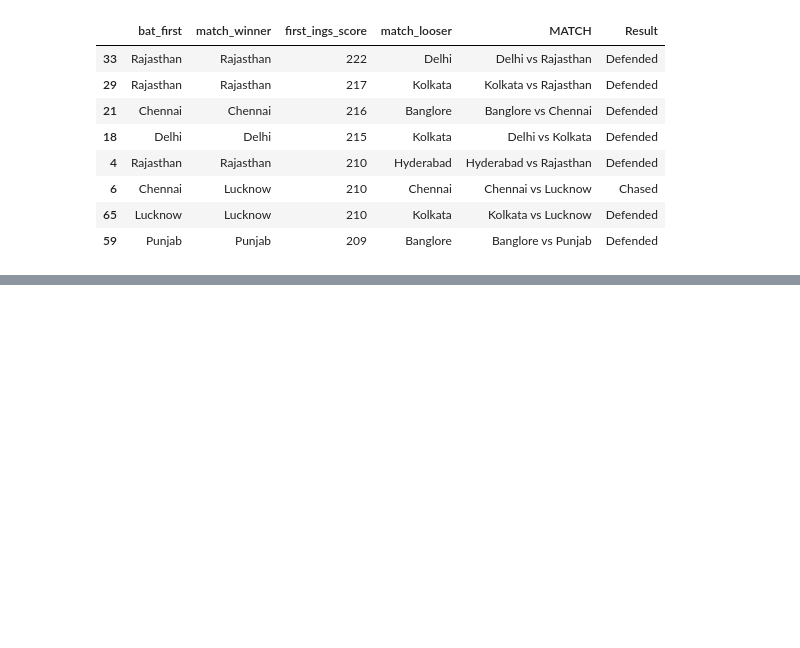
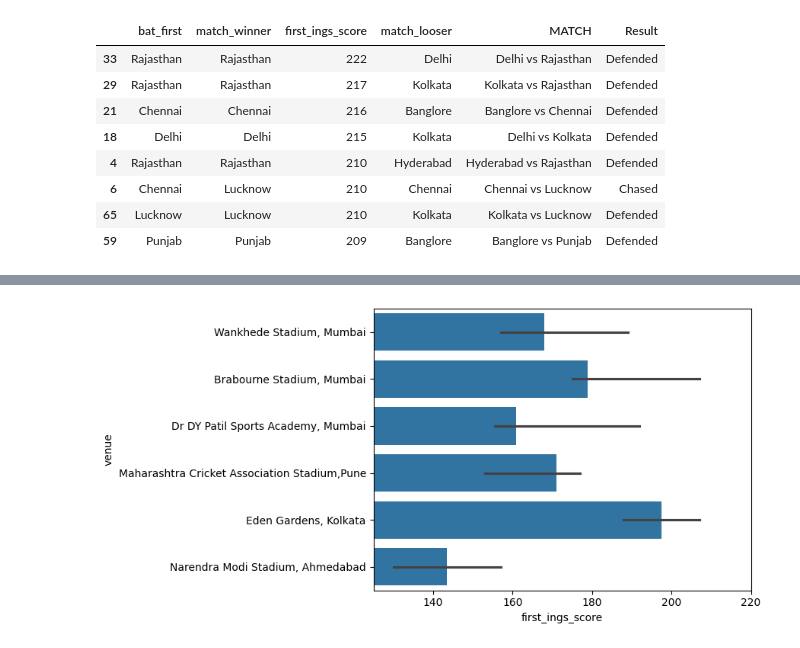
Before and after one commit to jhaji-17/Data-Science-Practice, a Jupyter notebook: IPL_2022_Analysis.ipynb, the cells around one changed output, grey strips where cells are left out. Cells and saved outputs as stored; diff of their text form; code cells hidden in the pictures; blank space fills up the shorter version.

```diff
--- a/IPL_2022_Analysis.ipynb
+++ b/IPL_2022_Analysis.ipynb
@@ -242,0 +283,9 @@ ValueError: The palette dictionary is missing keys: {'Chased'}
+# %%
+by_venue=df[['first_ings_score','venue']]
+# %%
+sns.barplot(by_venue,x='first_ings_score',y='venue',estimator='median')
+plt.xlim(125,220)
+
+plt.show()
+# %% [output]
+[figure, added]
```
Also changed, not shown: parts of 9 cells of this notebook.
